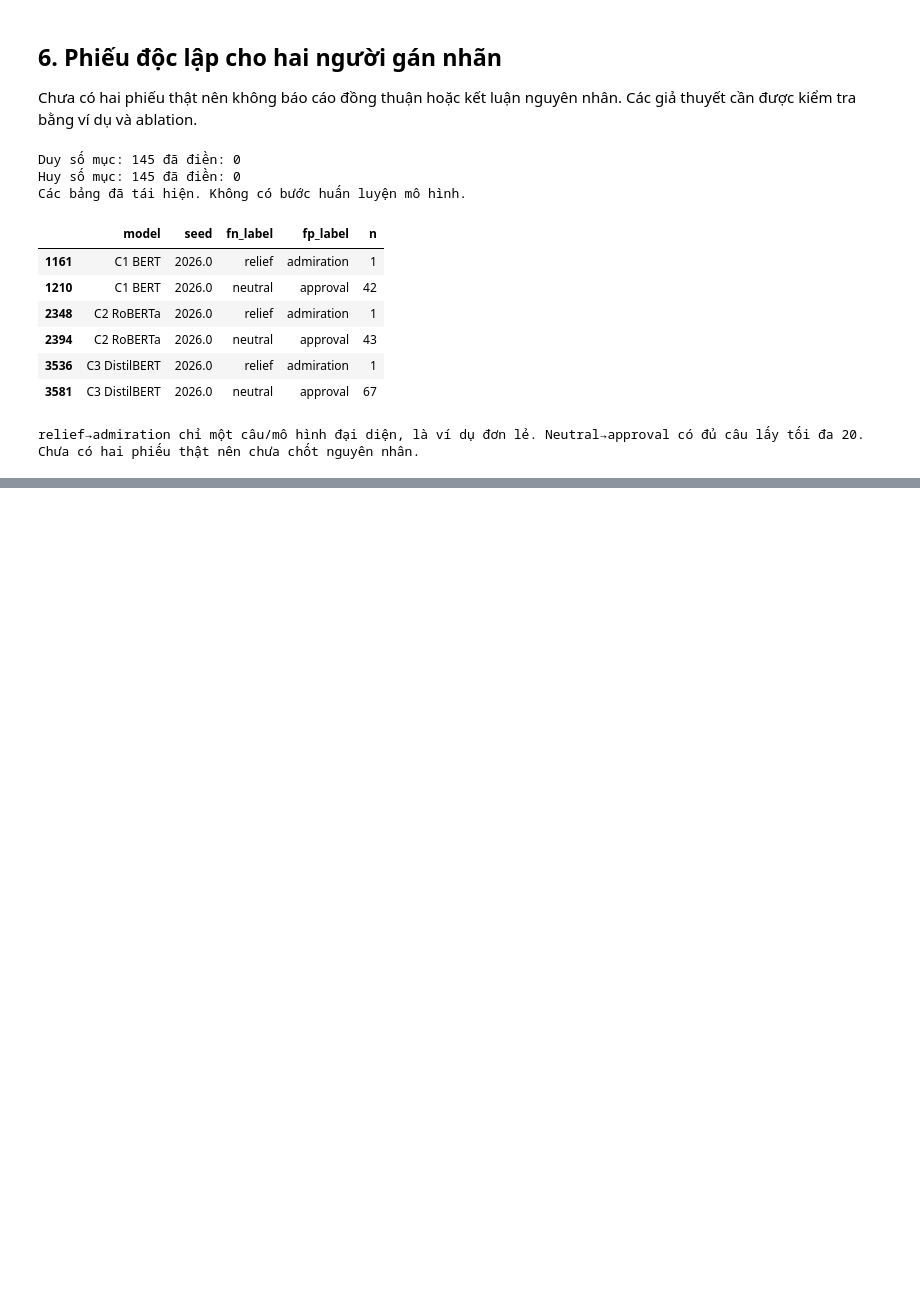
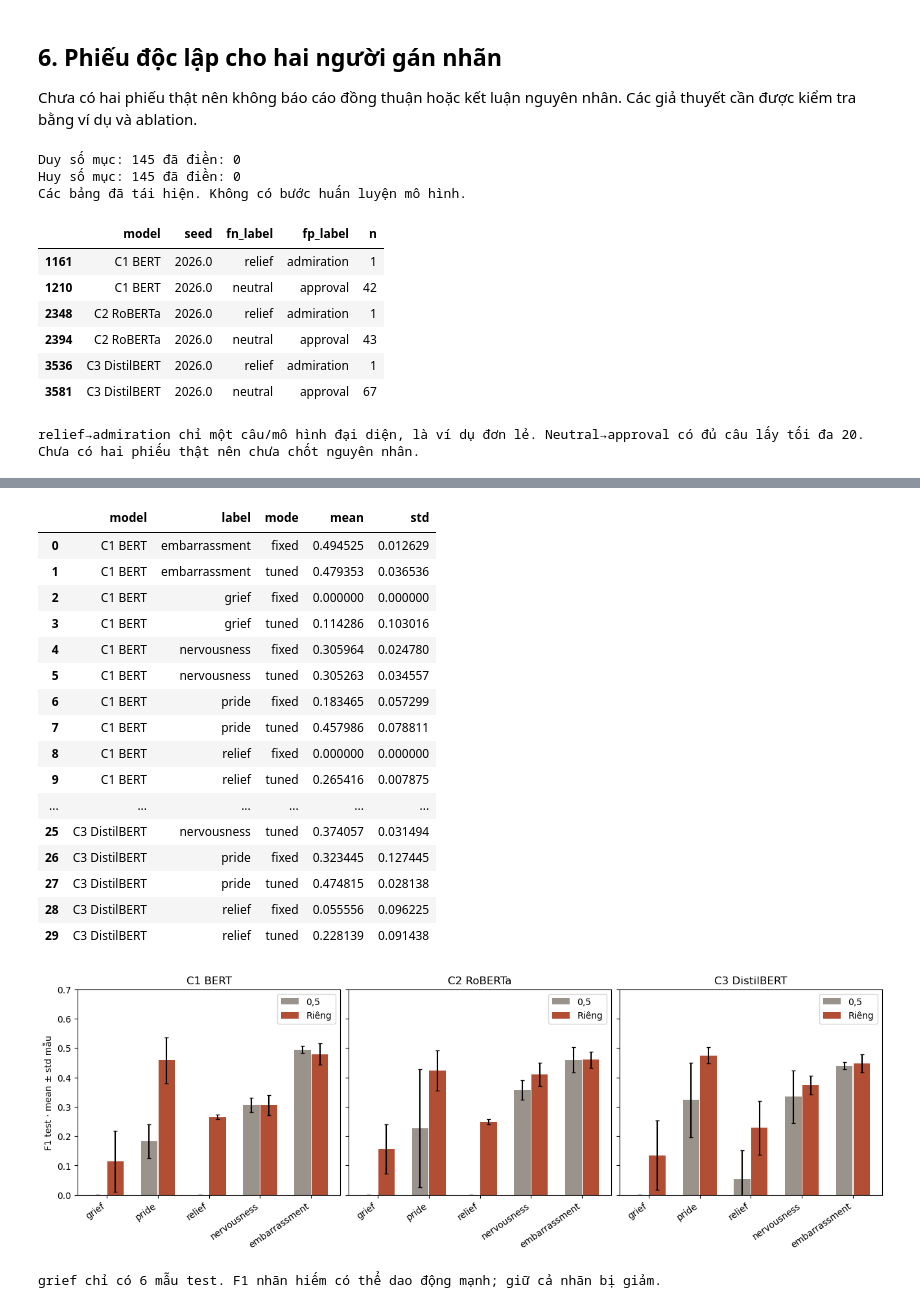
Before and after one commit to dzyuu1612/goemotions-multilabel-classification, a Jupyter notebook: experiments/threshold_error_20261110/GoEmotions_PhanTich_Nguong_Loi_DaChay.ipynb, the cells around one changed output, grey strips where cells are left out. Drawn from its saved outputs; the diff is of its cells as text; code cells hidden in the pictures; blank space fills up the shorter version.

Commit message:
Expose rare-label results and FN FP matrices in executed notebook cells

```diff
--- a/experiments/threshold_error_20261110/GoEmotions_PhanTich_Nguong_Loi_DaChay.ipynb
+++ b/experiments/threshold_error_20261110/GoEmotions_PhanTich_Nguong_Loi_DaChay.ipynb
@@ -303,0 +307,34 @@ relief→admiration chỉ một câu/mô hình đại diện, là ví dụ đơn
+# %%
+per_label=pd.read_csv(folder/'results/label_tpfpfn.csv')
+rare=['grief','pride','relief','nervousness','embarrassment']
+data=per_label[per_label.model.str.startswith('C') & per_label.label.isin(rare) & per_label['mode'].isin(['fixed','tuned'])]
+rare_c=data.groupby(['model','label','mode']).f1.agg(['mean','std']).reset_index()
+display(rare_c)
+fig,axes=plt.subplots(1,3,figsize=(13,4.3),layout='constrained',sharey=True)
+for ax,model in zip(axes,['C1 BERT','C2 RoBERTa','C3 DistilBERT']):
+    for i,mode in enumerate(['fixed','tuned']):
+        rows=rare_c[(rare_c.model==model)&(rare_c['mode']==mode)].set_index('label').loc[rare]
+        ax.bar(np.arange(5)+(i-.5)*.34,rows['mean'],yerr=rows['std'],width=.32,capsize=2,label='0,5' if mode=='fixed' else 'Riêng',color='#99938B' if mode=='fixed' else '#B14E34')
+    ax.set_xticks(np.arange(5),rare,rotation=35,ha='right');ax.set_title(model);ax.set_ylim(0,.7);ax.legend()
+axes[0].set_ylabel('F1 test · mean ± std mẫu');plt.show();plt.close(fig)
+print('grief chỉ có 6 mẫu test. F1 nhãn hiếm có thể dao động mạnh; giữ cả nhãn bị giảm.')
+# %% [output]
+|  | model | label | mode | mean | std |
+| 0 | C1 BERT | embarrassment | fixed | 0.494525 | 0.012629 |
+| 1 | C1 BERT | embarrassment | tuned | 0.479353 | 0.036536 |
+| 2 | C1 BERT | grief | fixed | 0.000000 | 0.000000 |
+| 3 | C1 BERT | grief | tuned | 0.114286 | 0.103016 |
+| 4 | C1 BERT | nervousness | fixed | 0.305964 | 0.024780 |
+| 5 | C1 BERT | nervousness | tuned | 0.305263 | 0.034557 |
+| 6 | C1 BERT | pride | fixed | 0.183465 | 0.057299 |
+| 7 | C1 BERT | pride | tuned | 0.457986 | 0.078811 |
+| 8 | C1 BERT | relief | fixed | 0.000000 | 0.000000 |
+| 9 | C1 BERT | relief | tuned | 0.265416 | 0.007875 |
+| ... | ... | ... | ... | ... | ... |
+| 25 | C3 DistilBERT | nervousness | tuned | 0.374057 | 0.031494 |
+| 26 | C3 DistilBERT | pride | fixed | 0.323445 | 0.127445 |
+| 27 | C3 DistilBERT | pride | tuned | 0.474815 | 0.028138 |
+| 28 | C3 DistilBERT | relief | fixed | 0.055556 | 0.096225 |
+| 29 | C3 DistilBERT | relief | tuned | 0.228139 | 0.091438 |
+[figure, added]
+grief chỉ có 6 mẫu test. F1 nhãn hiếm có thể dao động mạnh; giữ cả nhãn bị giảm.
```
Also changed, not shown: parts of 3 cells of this notebook, 3 other files.
